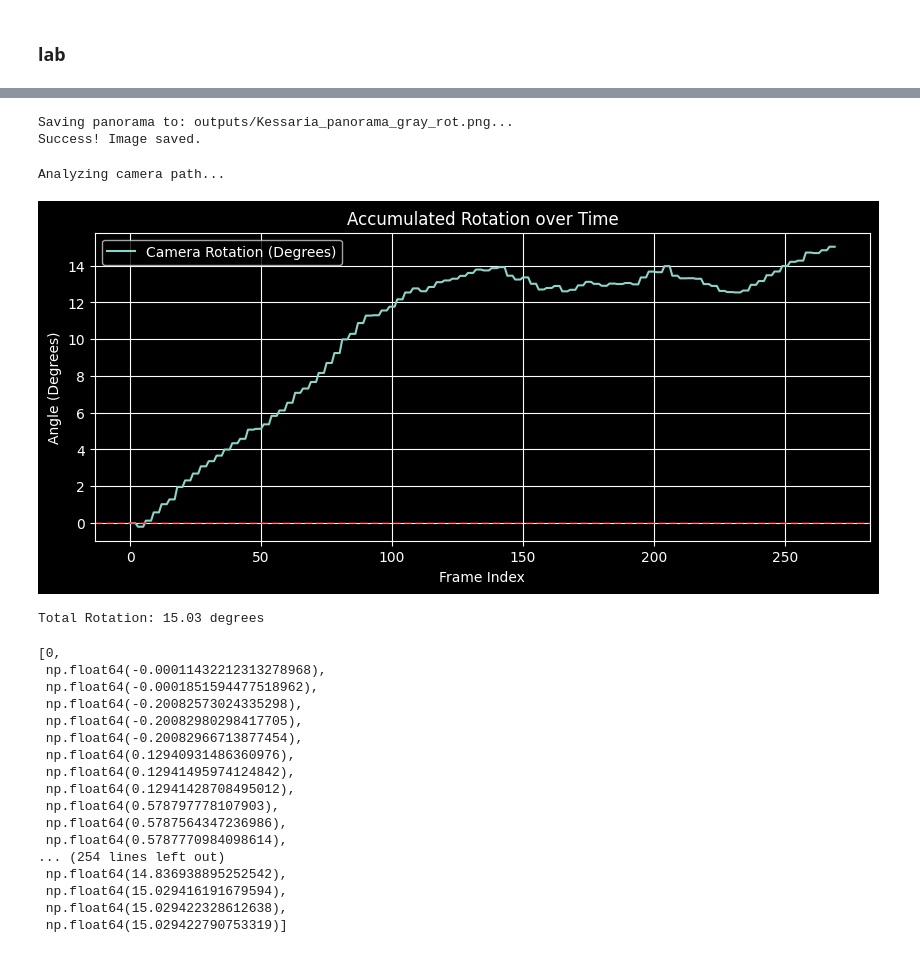
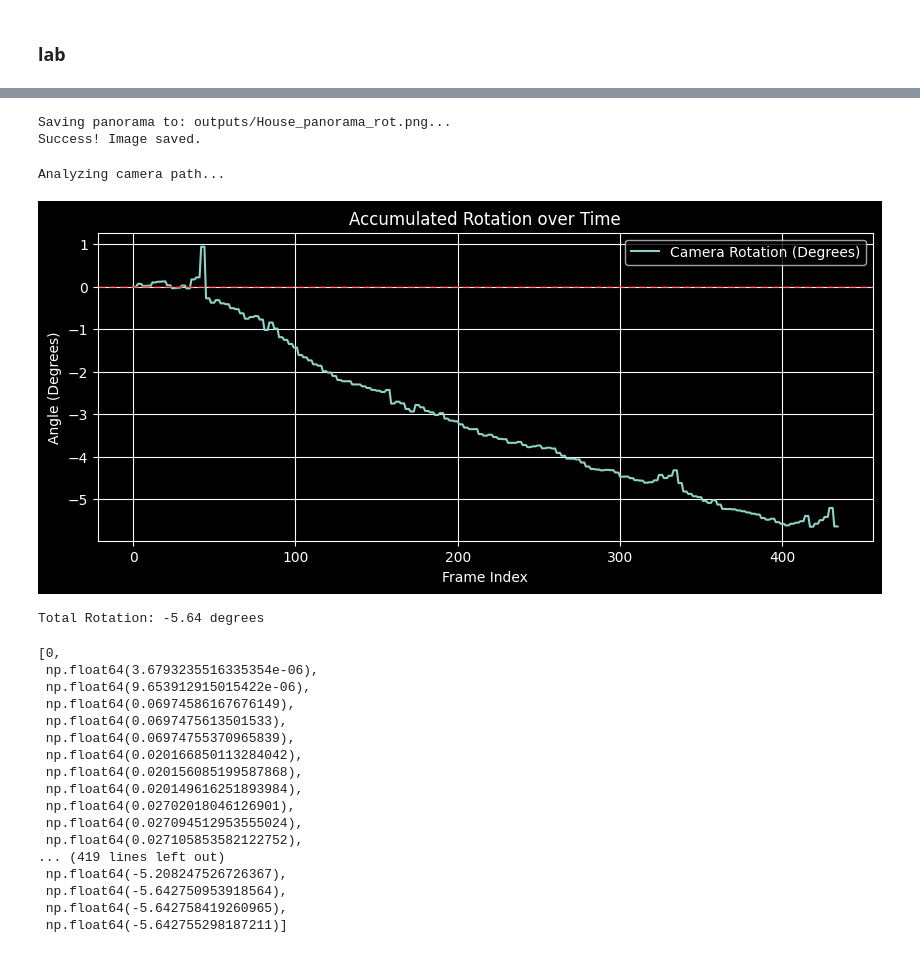
Before and after one commit to ronlevin1/Stereo_Mosaic, a Jupyter notebook: lab.ipynb, the cells around one changed output, grey strips where cells are left out. Cells and saved outputs as stored; diff of their text form; code cells hidden in the pictures.

Commit message:
after changing to RGB panorama - OK

```diff
--- a/lab.ipynb
+++ b/lab.ipynb
@@ -72,9 +75,9 @@ modular_ex4.save_panorama(simple_panorama, filename="center_view.jpg")
 ### lab
 # %%
 # garden_video="Garden.mp4"
-# house_video="House.mp4"
-kessaria_video="Kessaria.mp4"
-frames = ex4.load_video_frames(kessaria_video, downscale_factor=1)
+house_video="House.mp4"
+# kessaria_video="Kessaria.mp4"
+frames = ex4.load_video_frames(house_video, downscale_factor=2)
 panorama = ex4.create_mosaic(frames, step_size=16, border_cut=15)
 print("done.")
 # %% [output]
@@ -105,51 +108,66 @@ plt.show()
 # %%
-ex4.save_panorama(panorama, filename="Kessaria_panorama_gray_rot.png")
+ex4.save_panorama(panorama, filename="House_panorama_rot.png")
 # %% [output]
-Saving panorama to: outputs/Kessaria_panorama_gray_rot.png...
+Saving panorama to: outputs/House_panorama_rot.png...
 Success! Image saved.
 # %%
+from skimage.color import rgb2gray  # וודא שיש לך את האימפורט הזה
+
 def plot_camera_path(frames, step_size, border_cut):
     thetas = [0]
     cumulative_theta = 0
 
     print("Analyzing camera path...")
     for i in range(len(frames) - 1):
-        _, _, theta = ex4.optical_flow(frames[i], frames[i+1], step_size, border_cut)
+        # שליפת הפריימים
+        im1 = frames[i]
+        im2 = frames[i+1]
+
+        # --- התיקון: בדיקה והמרה לאפור אם צריך ---
+        if im1.ndim == 3:
+            im1 = rgb2gray(im1)
+        if im2.ndim == 3:
+            im2 = rgb2gray(im2)
+        # ------------------------------------------
+
+        # כעת im1 ו-im2 הם דו-ממדיים והפונקציה תעבוד
+        _, _, theta = ex4.optical_flow(im1, im2, step_size, border_cut)
+
         cumulative_theta += theta
         thetas.append(np.rad2deg(cumulative_theta))
 
     plt.figure(figsize=(10, 4))
     plt.plot(thetas, label='Camera Rotation (Degrees)')
     plt.axhline(y=0, color='r', linestyle='--', alpha=0.5)
     plt.title("Accumulated Rotation over Time")
     plt.xlabel("Frame Index")
     plt.ylabel("Angle (Degrees)")
     plt.legend()
     plt.grid(True)
     plt.show()
 
     print(f"Total Rotation: {thetas[-1]:.2f} degrees")
     return thetas
 
 plot_camera_path(frames, step_size=16, border_cut=15)
 # %% [output]
 Analyzing camera path...
-[figure, old version]
+[figure, new version]
-Total Rotation: 15.03 degrees
+Total Rotation: -5.64 degrees
 [0,
- np.float64(-0.00011432212313278968),
- np.float64(-0.0001851594477518962),
- np.float64(-0.20082573024335298),
- np.float64(-0.20082980298417705),
- np.float64(-0.20082966713877454),
- np.float64(0.12940931486360976),
- np.float64(0.12941495974124842),
- np.float64(0.12941428708495012),
- np.float64(0.578797778107903),
- np.float64(0.5787564347236986),
- np.float64(0.5787770984098614),
-... (254 lines left out)
- np.float64(14.836938895252542),
- np.float64(15.029416191679594),
- np.float64(15.029422328612638),
- np.float64(15.029422790753319)]
+ np.float64(3.6793235516335354e-06),
+ np.float64(9.653912915015422e-06),
+ np.float64(0.06974586167676149),
+ np.float64(0.0697475613501533),
+ np.float64(0.06974755370965839),
+ np.float64(0.020166850113284042),
+ np.float64(0.020156085199587868),
+ np.float64(0.020149616251893984),
+ np.float64(0.02702018046126901),
+ np.float64(0.027094512953555024),
+ np.float64(0.027105853582122752),
+... (419 lines left out)
+ np.float64(-5.208247526726367),
+ np.float64(-5.642750953918564),
+ np.float64(-5.642758419260965),
+ np.float64(-5.642755298187211)]
```
Also changed, not shown: parts of 3 cells of this notebook, 1 other file.
